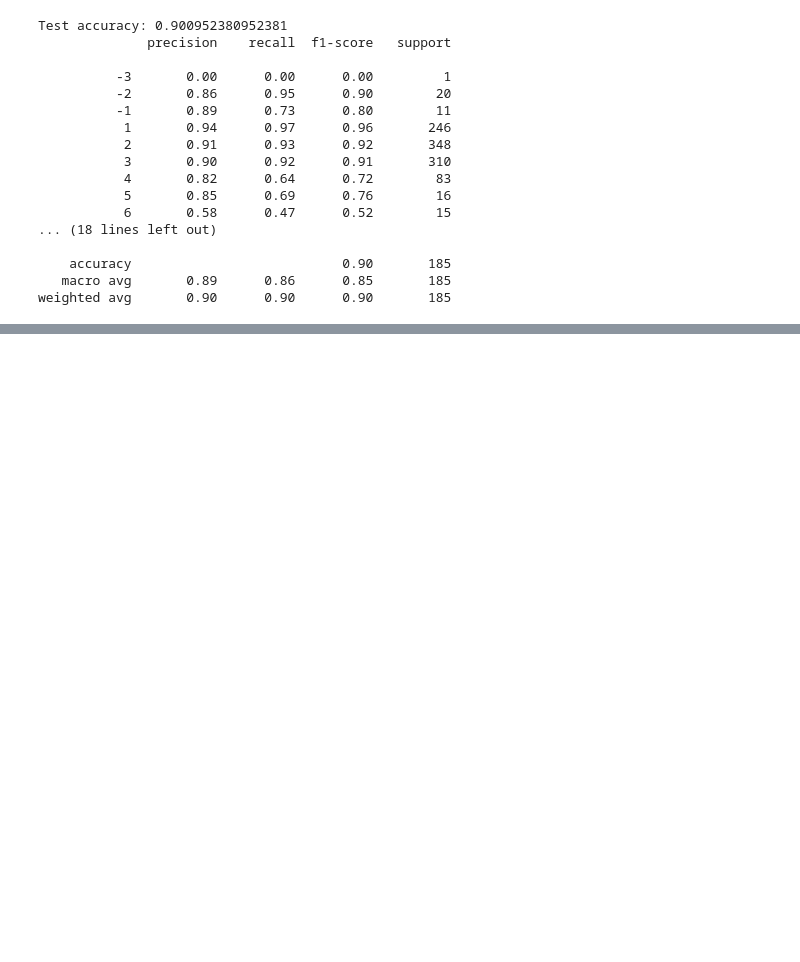
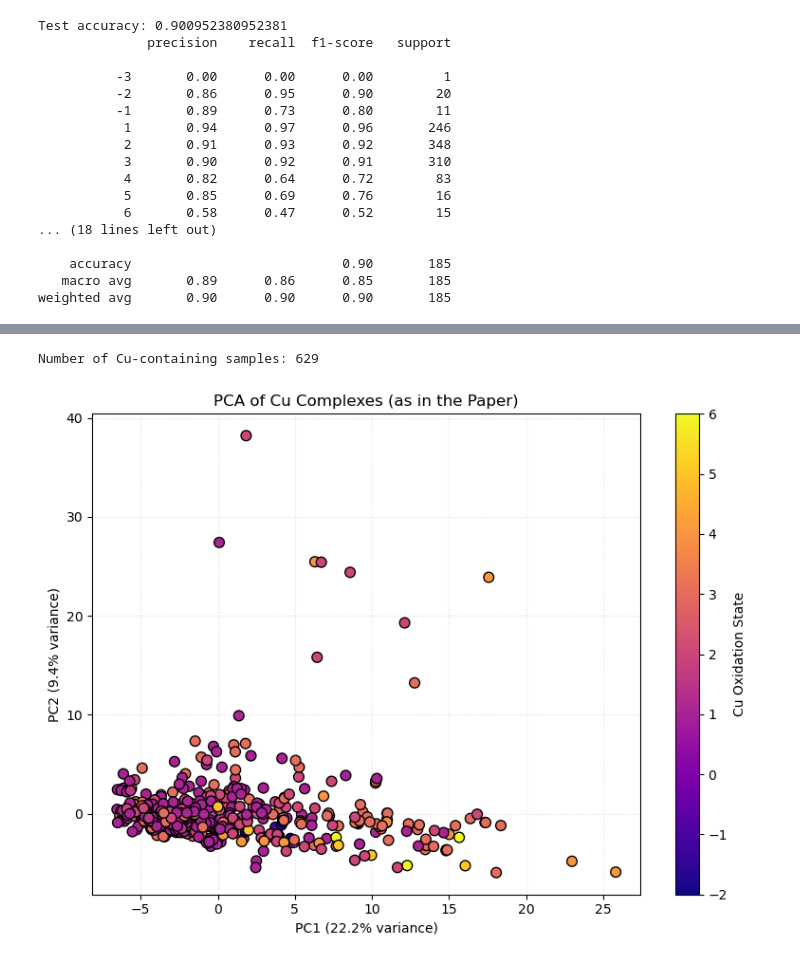
Before and after one commit to submerged-in-matrix/materials-ml-projects-, a Jupyter notebook: Projects/P_5_Oxidation_State_Assignment/P_5_Oxidation_State_Assignment.ipynb, the cells around one changed output, grey strips where cells are left out. Cells and saved outputs as stored; diff of their text form; code cells hidden in the pictures; blank space fills up the shorter version.

```diff
--- a/Projects/P_5_Oxidation_State_Assignment/P_5_Oxidation_State_Assignment.ipynb
+++ b/Projects/P_5_Oxidation_State_Assignment/P_5_Oxidation_State_Assignment.ipynb
@@ -2228,0 +2749,49 @@ weighted avg       0.90      0.90      0.90       185
+# %%
+import pandas as pd
+
+df = pd.read_csv("all_features_final.csv")
+# Adjust column name if necessary; look for compound name or formula
+if "name" in df.columns:
+    name_col = "name"
+else:
+    print(df.columns)  # Find the right column name and update 'name_col'
+
+# Only Cu complexes
+cu_df = df[df[name_col].str.contains("Cu", case=False, na=False)].copy()
+print("Number of Cu-containing samples:", cu_df.shape[0])
+# %% [output]
+Number of Cu-containing samples: 629
+# %%
+# Drop non-numeric columns (keep oxidation state for coloring later)
+cols_non_num = cu_df.select_dtypes(exclude=['number']).columns
+numeric_cols = cu_df.select_dtypes(include=['number']).columns
+features = cu_df[numeric_cols].drop(columns=['oxidationstate'], errors='ignore')
+
+# Save oxidation state and name for labeling
+ox_states = cu_df['oxidationstate'].values
+names = cu_df[name_col].values
+# %%
+from sklearn.decomposition import PCA
+import matplotlib.pyplot as plt
+
+# Scale features for PCA
+from sklearn.preprocessing import StandardScaler
+scaler = StandardScaler()
+features_scaled = scaler.fit_transform(features)
+
+# Fit PCA (2 components for 2D plot)
+pca = PCA(n_components=2)
+X_pca = pca.fit_transform(features_scaled)
+
+# Plot, color by oxidation state
+plt.figure(figsize=(8,6))
+scatter = plt.scatter(X_pca[:,0], X_pca[:,1], c=ox_states, cmap='plasma', s=60, edgecolor='k')
+plt.colorbar(scatter, label='Cu Oxidation State')
+plt.title("PCA of Cu Complexes (as in the Paper)")
+plt.xlabel(f"PC1 ({pca.explained_variance_ratio_[0]*100:.1f}% variance)")
+plt.ylabel(f"PC2 ({pca.explained_variance_ratio_[1]*100:.1f}% variance)")
+plt.grid(True, linestyle=':', alpha=0.4)
+plt.tight_layout()
+plt.show()
+# %% [output]
+[figure, added]
```
Also changed, not shown: parts of 21 cells of this notebook, 1 other file.
